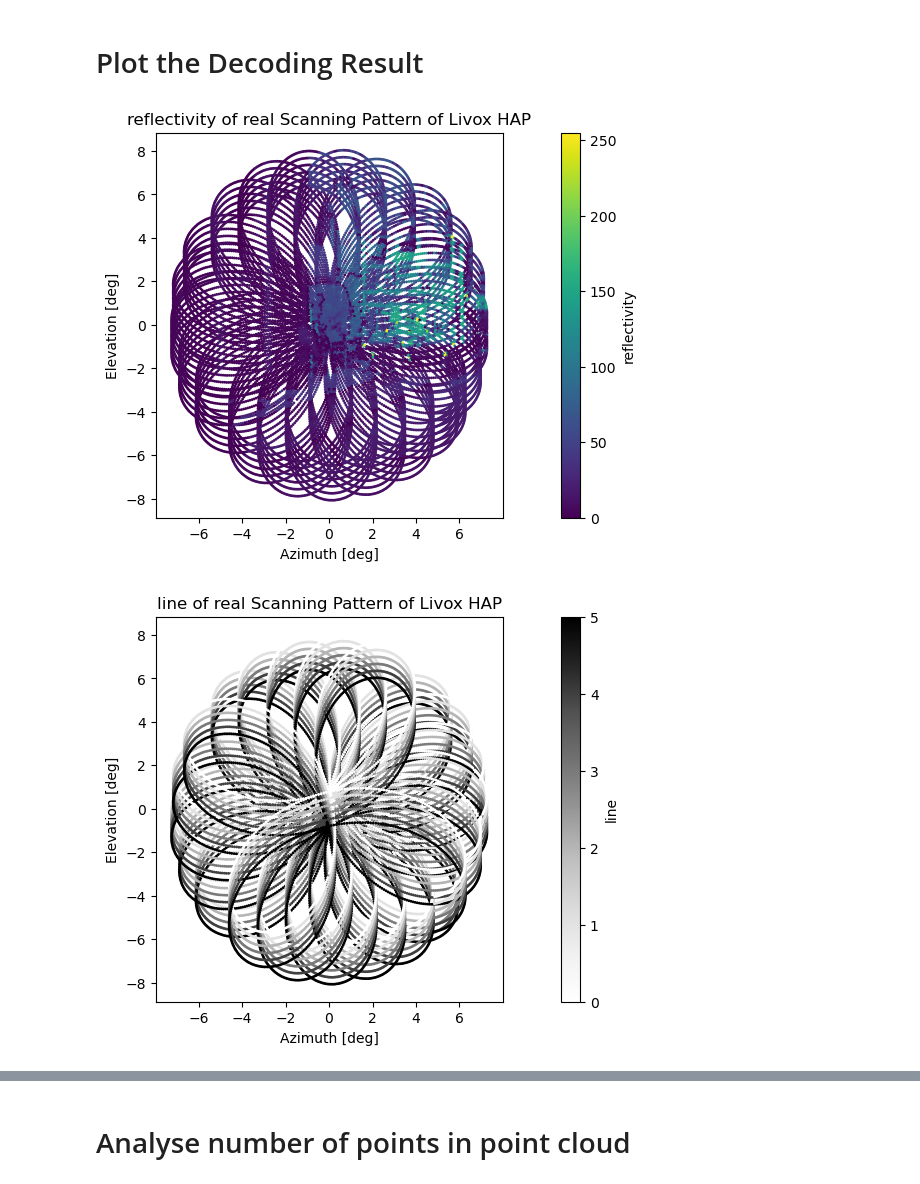
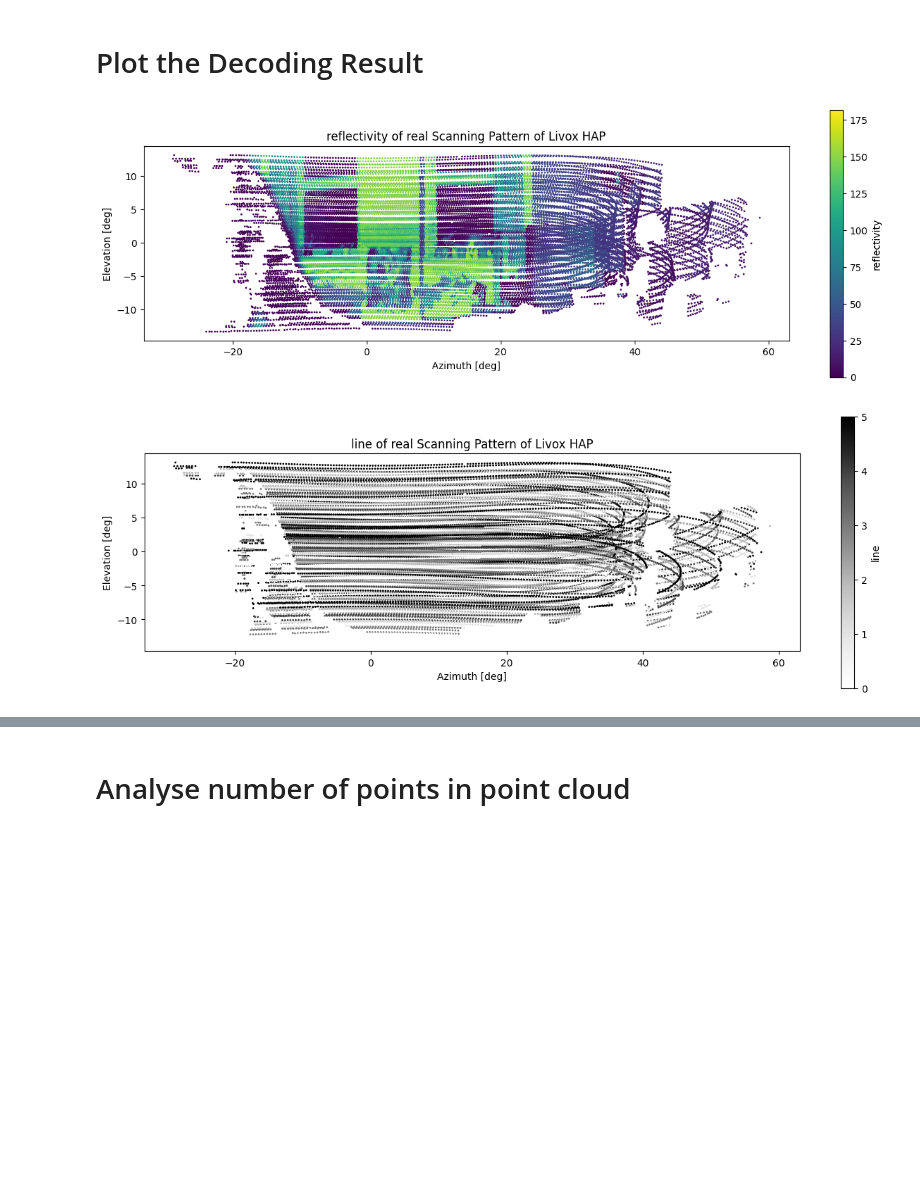
Before and after one commit to philRudd69/livox_HAP_ros_driver2, a Jupyter notebook: testing/decode_pc.ipynb, the cells around one changed output, grey strips where cells are left out. Saved outputs shown, nothing was run; the diff lists cells and outputs as text; code cells hidden in the pictures; blank space fills up the shorter version.

```diff
--- a/testing/decode_pc.ipynb
+++ b/testing/decode_pc.ipynb
@@ -12,7 +12,9 @@ import math
 # %%
 # global settings:
 path="./"  # for saving plots
-rosbag_dir = "/media/markus/Extreme_SSD/rosbags/Livox_HAP_driver_investigation/config_with_permanent_time_sync/rosbag2_2025_08_29-08_21_50"
+rosbag_dir = "/media/markus/Extreme_SSD/rosbags/Livox_HAP_driver_investigation/config_with_first_return_only/rosbag2_2025_08_29-11_18_32"
+#rosbag_dir = "/media/markus/Extreme_SSD/rosbags/Livox_HAP_driver_investigation/config_with_fixed_pattern/rosbag2_2025_08_28-18_09_41"
+#rosbag_dir = "/media/markus/Extreme_SSD/rosbags/Livox_HAP_driver_investigation/config_with_permanent_time_sync/rosbag2_2025_08_29-08_21_50"
 #rosbag_dir = "/mnt/dbs-omniverse-dev/markusfranzziegler/rosbags/Livox_HAP_TX/2025-08-18T14-09-58Z/"
 
 #topic = "/ods/l_06_c_c/pointcloud" # on dmu
@@ -196,7 +198,7 @@ with Reader(rosbag_dir) as ros2_reader:
             print(f"   - Number of points in pc according to header-width info: {data.width}")
 
             # plot the point cloud in 2D
-            decoded_pc_df = decode_compensated_pc(data, decode_bitmask=True, original_driver=True)
+            decoded_pc_df = decode_compensated_pc(data, decode_bitmask=True, original_driver=False)
             break  # only first frame
 # %% [output]
 1. Number of connections: 8
@@ -218,8 +222,12 @@ with Reader(rosbag_dir) as ros2_reader:
 # Plot the Decoding Result
 # %%
 coloring = ["reflectivity", "line", "time_offset_ns", "return_idx", "spatial_noise", "intensity_noise", "reserved"]
+
+# show only returns > 0
+no_0_returns_df = decoded_pc_df[decoded_pc_df["return_idx"] > -1]
+
 for color_idx,color in enumerate(coloring):
-    plot_compensated_pc(decoded_pc_df, coloring=color)
+    plot_compensated_pc(no_0_returns_df, coloring=color)
 # %% [output]
-[figure, old version]
+[figure, new version]
-[figure, old version]
+[figure, new version]
```
Also changed, not shown: parts of 5 cells of this notebook.
